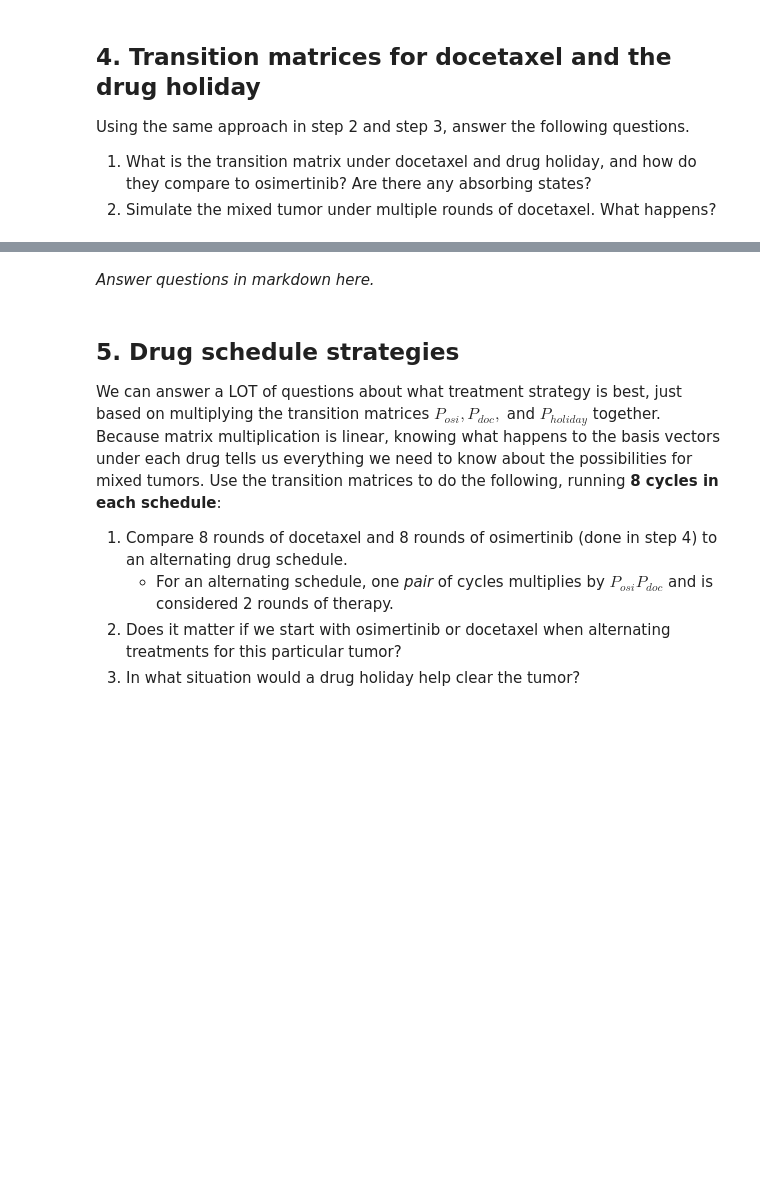
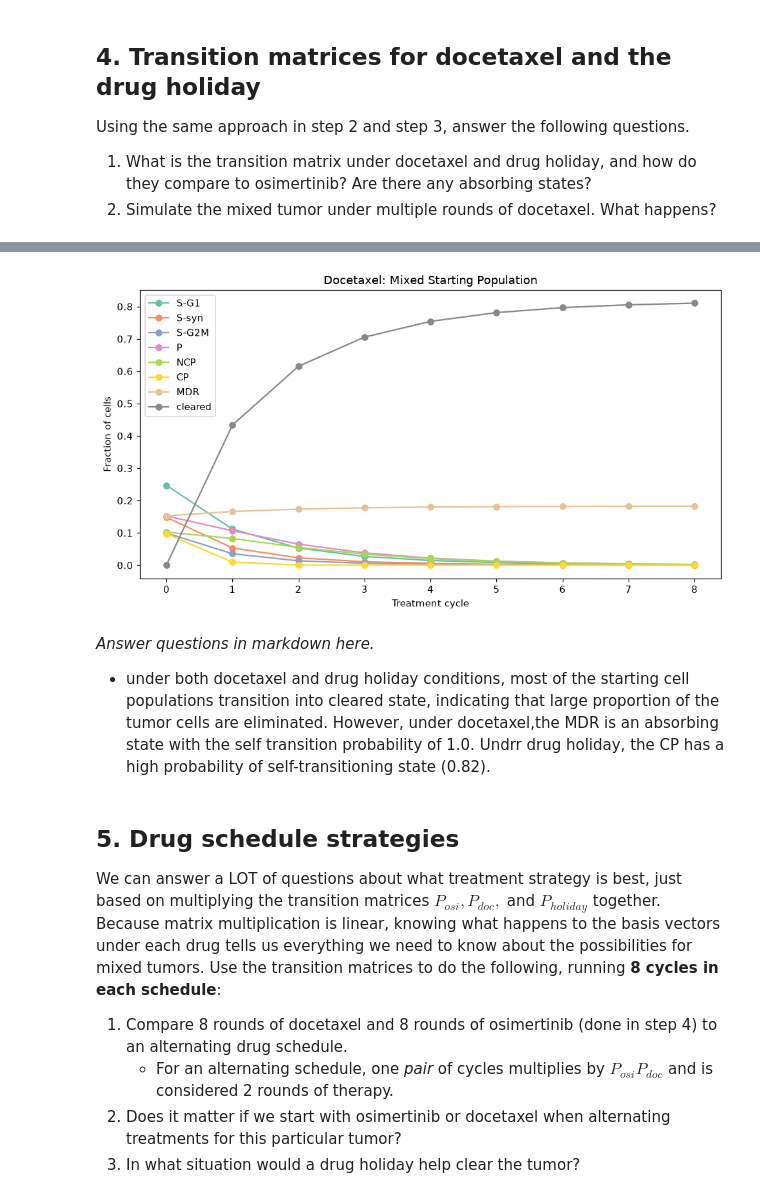
Before and after one commit to tworkneh1/uu_markov1, a Jupyter notebook: lab_2/Lab09_markov_chain_cells.ipynb, the cells around one changed output, grey strips where cells are left out. Saved outputs shown, nothing was run; the diff lists cells and outputs as text; code cells hidden in the pictures; blank space fills up the shorter version.

```diff
--- a/lab_2/Lab09_markov_chain_cells.ipynb
+++ b/lab_2/Lab09_markov_chain_cells.ipynb
@@ -252,5 +399,29 @@ P_holiday = ...   # TODO
+# %%
+# Simulate the evolution of pi_mix under docetaxel
+traj_doc = evolve(pi_mix, P_doc, N_CYCLES)
+
+fig, ax = plt.subplots(figsize=(9, 5))
+
+for i, state in enumerate(OUTCOMES):
+    ax.plot(
+        range(N_CYCLES + 1),
+        traj_doc[:, i],
+        label=state,
+        color=STATE_COLORS[state],
+        marker="o"
+    )
+
+ax.set_xlabel("Treatment cycle")
+ax.set_ylabel("Fraction of cells")
+ax.set_title("Docetaxel: Mixed Starting Population")
+ax.legend()
+plt.tight_layout()
+plt.show()
+# %% [output]
+[figure, added]
 # %% [markdown]
 *Answer questions in markdown here.*
+- under both docetaxel and drug holiday conditions, most of the starting cell populations  transition into cleared state, indicating that large proportion of the tumor cells are eliminated. However, under docetaxel,the  MDR is an absorbing state with the self transition probability of 1.0. Undrr drug holiday, the CP has a high probability of self-transitioning state (0.82).
 # %% [markdown]
 ## 5. Drug schedule strategies
 
```
Also changed, not shown: parts of 26 cells of this notebook.
